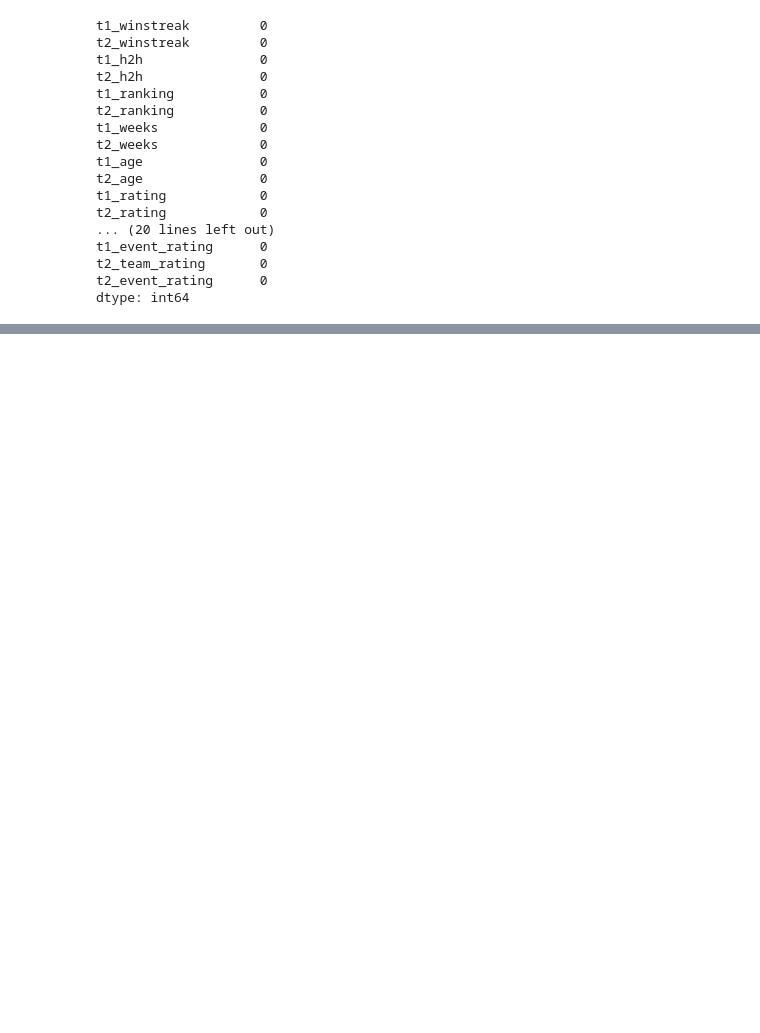
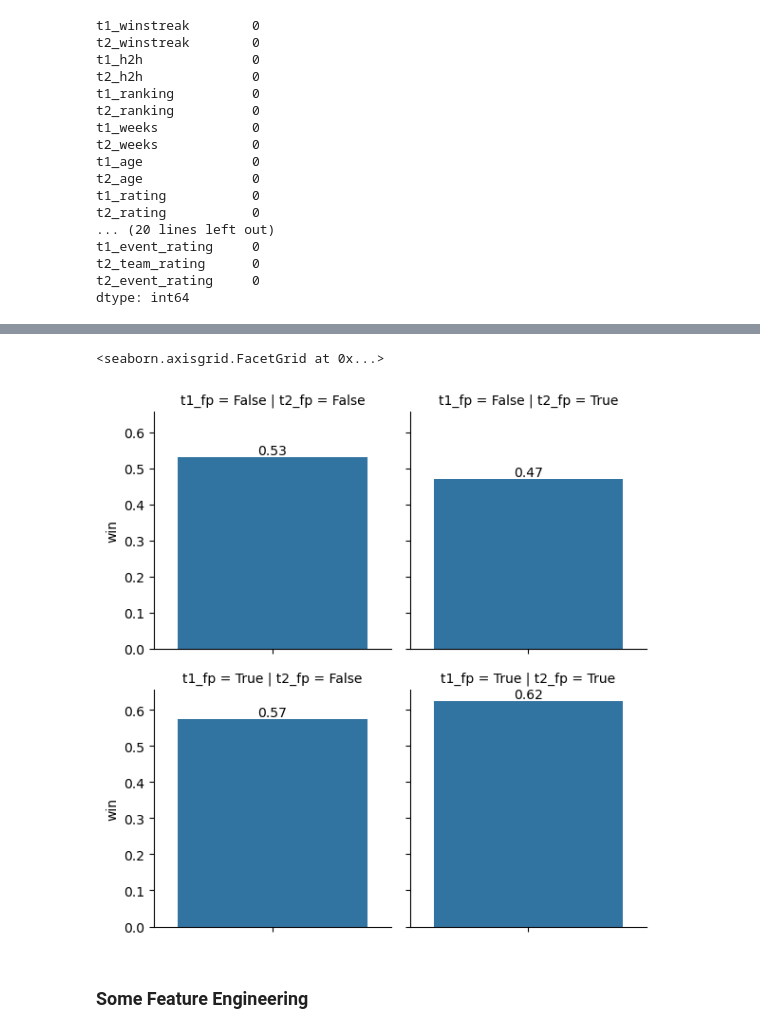
Before and after one commit to point516/cs_bot, a Jupyter notebook: data_science.ipynb, the cells around one changed output, grey strips where cells are left out. Saved outputs shown, nothing was run; the diff lists cells and outputs as text; code cells hidden in the pictures; blank space fills up the shorter version.

```diff
--- a/data_science.ipynb
+++ b/data_science.ipynb
@@ -377,0 +389,19 @@ h.map_dataframe(sns.barplot, y='win')
+# %%
+# Define a custom annotation function
+def annotate_bars(*args, **kwargs):
+    ax = plt.gca()
+    for p in ax.patches:
+        ax.annotate(f'{p.get_height():.2f}', (p.get_x() + p.get_width() / 2., p.get_height()),
+                    ha='center', va='center', fontsize=10, color='black', xytext=(0, 5),
+                    textcoords='offset points')
+
+h = sns.FacetGrid(df, col='t2_fp', row='t1_fp')
+h.map_dataframe(sns.barplot, y='win', errorbar=None)
+
+# Apply the custom annotation function to each subplot in the FacetGrid
+h.map(annotate_bars)
+# %% [output]
+<seaborn.axisgrid.FacetGrid at 0x...>
+[figure, added]
+# %% [markdown]
+### Some Feature Engineering
```
Also changed, not shown: parts of 28 cells of this notebook.
